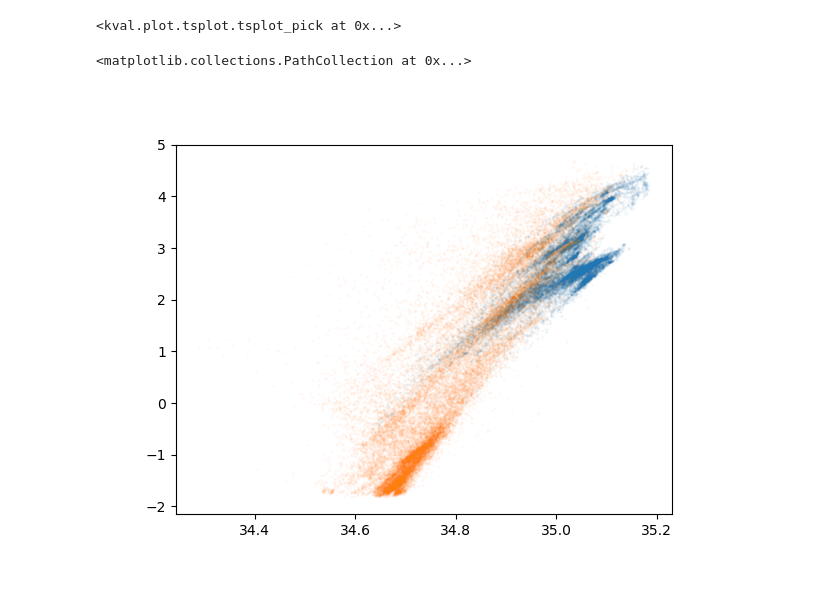
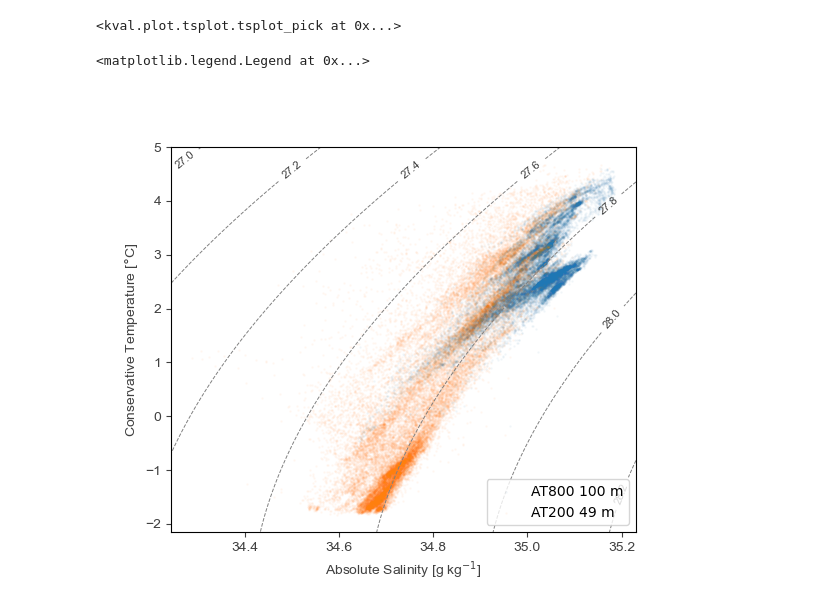
Before and after one commit to oyvfoss/hiaoos_edu, a Jupyter notebook: notebooks/ctd_moored_time_series/07_T-S_space.ipynb, the cells around one changed output. Saved outputs shown, nothing was run; the diff lists cells and outputs as text; code cells hidden in the pictures.

```diff
--- a/notebooks/ctd_moored_time_series/07_T-S_space.ipynb
+++ b/notebooks/ctd_moored_time_series/07_T-S_space.ipynb
@@ -91,8 +118,10 @@ VBox(children=(HBox(children=(ToggleButtons(description='Mode:', options=(('Scat
 # %%
-fig, ax = plt.subplots()
-scatter_kws = {'alpha':0.03, 's':1}
-ax.scatter(ds_at800_100m.SA, ds_at800_100m.CT, label = 'AT800 100 m', **scatter_kws)
-ax.scatter(ds_at200_50m.SA, ds_at200_50m.CT, label = 'AT200 100 m', **scatter_kws)
+fig, ax = tsplot.ts_axes(datasets=[ds_at800_100m, ds_at200_50m])
+
+scatter_kws = {'alpha': 0.03, 's': 1}
+ax.scatter(ds_at800_100m.SA, ds_at800_100m.CT, label='AT800 100 m', **scatter_kws)
+ax.scatter(ds_at200_50m.SA,  ds_at200_50m.CT,  label='AT200 49 m',  **scatter_kws)
+ax.legend()
 # %% [output]
-<matplotlib.collections.PathCollection at 0x...>
+<matplotlib.legend.Legend at 0x...>
-[figure, old version]
+[figure, new version]
```
Also changed, not shown: parts of 14 cells of this notebook, 17 other files.
